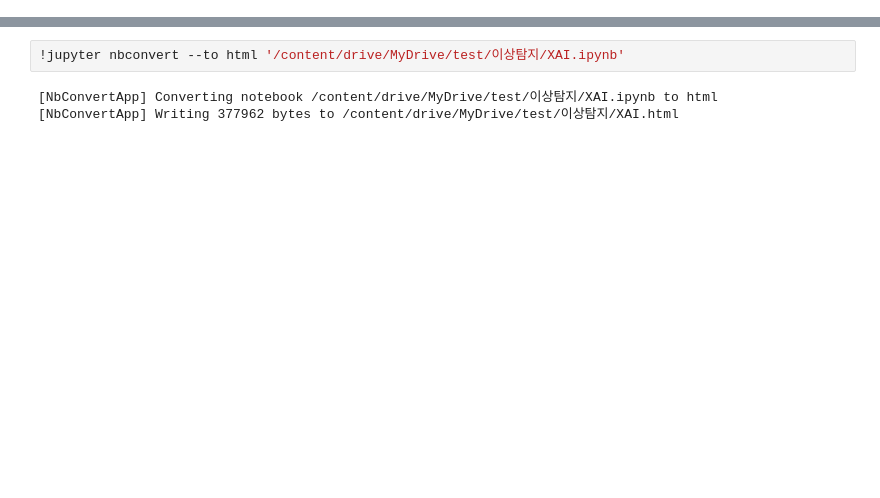
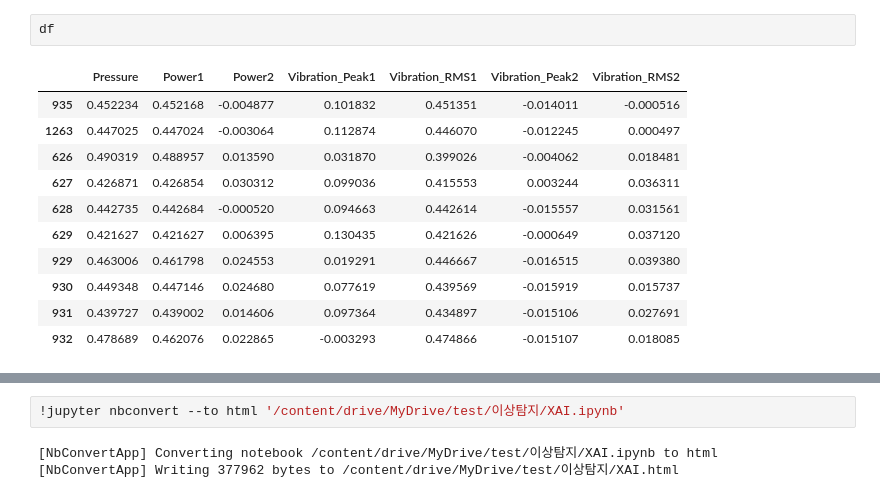
Before and after one commit to ChocoPytoch/BISTelligence, a Jupyter notebook: XAI.ipynb, the cells around one changed output, grey strips where cells are left out. Drawn from its saved outputs; the diff is of its cells as text; blank space fills up the shorter version.

```diff
--- a/XAI.ipynb
+++ b/XAI.ipynb
@@ -474,0 +435,14 @@ exp_model.novelty_contribution(model_ocsvm, train_data, test_data, 10)
+# %%
+df
+# %% [output]
+|  | Pressure | Power1 | Power2 | Vibration_Peak1 | Vibration_RMS1 | Vibration_Peak2 | Vibration_RMS2 |
+| 935 | 0.452234 | 0.452168 | -0.004877 | 0.101832 | 0.451351 | -0.014011 | -0.000516 |
+| 1263 | 0.447025 | 0.447024 | -0.003064 | 0.112874 | 0.446070 | -0.012245 | 0.000497 |
+| 626 | 0.490319 | 0.488957 | 0.013590 | 0.031870 | 0.399026 | -0.004062 | 0.018481 |
+| 627 | 0.426871 | 0.426854 | 0.030312 | 0.099036 | 0.415553 | 0.003244 | 0.036311 |
+| 628 | 0.442735 | 0.442684 | -0.000520 | 0.094663 | 0.442614 | -0.015557 | 0.031561 |
+| 629 | 0.421627 | 0.421627 | 0.006395 | 0.130435 | 0.421626 | -0.000649 | 0.037120 |
+| 929 | 0.463006 | 0.461798 | 0.024553 | 0.019291 | 0.446667 | -0.016515 | 0.039380 |
+| 930 | 0.449348 | 0.447146 | 0.024680 | 0.077619 | 0.439569 | -0.015919 | 0.015737 |
+| 931 | 0.439727 | 0.439002 | 0.014606 | 0.097364 | 0.434897 | -0.015106 | 0.027691 |
+| 932 | 0.478689 | 0.462076 | 0.022865 | -0.003293 | 0.474866 | -0.015107 | 0.018085 |
```
Also changed, not shown: parts of 8 cells of this notebook.
